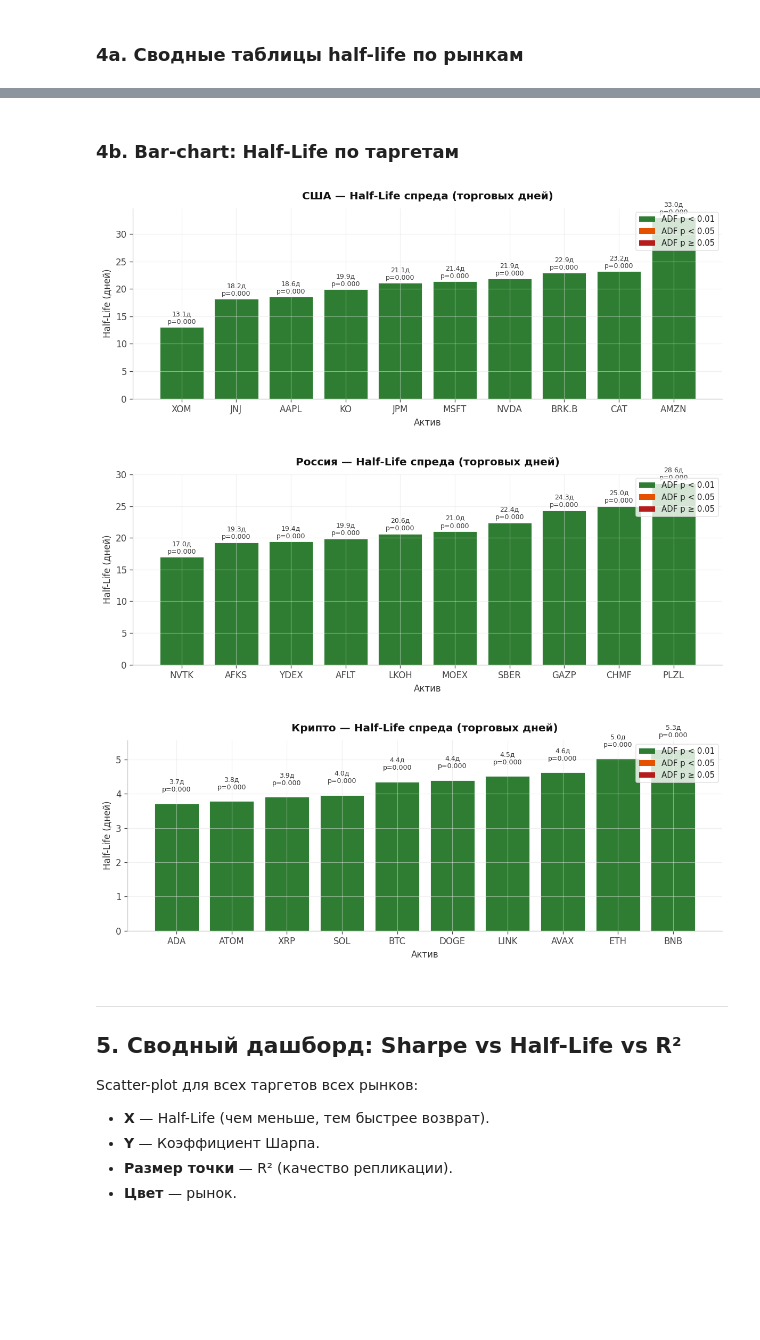
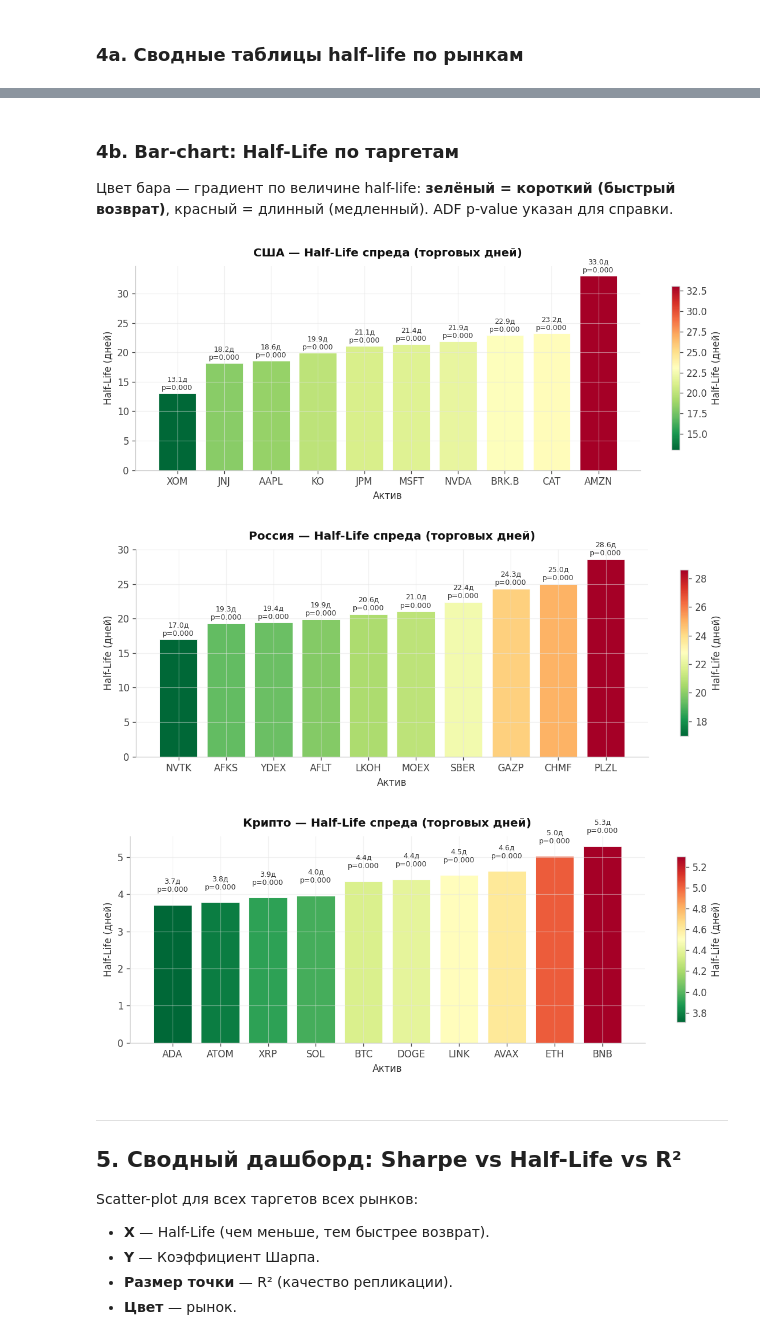
Before and after one commit to Vault-Guy/replication-portfolio-arbitrage-mvp, a Jupyter notebook: notebooks/09_replication_quality_analysis.ipynb, the cells around one changed output, grey strips where cells are left out. Saved outputs shown, nothing was run; the diff lists cells and outputs as text; code cells hidden in the pictures; blank space fills up the shorter version.

```diff
--- a/notebooks/09_replication_quality_analysis.ipynb
+++ b/notebooks/09_replication_quality_analysis.ipynb
@@ -617,7 +605,12 @@ for market in MARKETS:
 | 10 | BNB | 5.3 | -0.00377 | -9.570 | 0.0000 | 1.319 |
 # %% [markdown]
 ### 4b. Bar-chart: Half-Life по таргетам
+
+Цвет бара — градиент по величине half-life: **зелёный = короткий (быстрый возврат)**, красный = длинный (медленный). ADF p-value указан для справки.
 # %%
+import matplotlib.cm as cm
+import matplotlib.colors as mcolors
+
 for market in MARKETS:
     items = [
         (target, hl)
@@ -625,53 +618,46 @@ for market in MARKETS:
         if mkt == market and not np.isnan(hl.get("half_life_days", np.nan))
     ]
     if not items:
         continue
     items_sorted = sorted(items, key=lambda x: x[1]["half_life_days"])
-    labels   = [x[0] for x in items_sorted]
-    hl_vals  = [x[1]["half_life_days"] for x in items_sorted]
-    pvals    = [x[1]["adf_pvalue"] for x in items_sorted]
+    labels  = [x[0] for x in items_sorted]
+    hl_vals = [x[1]["half_life_days"] for x in items_sorted]
+    pvals   = [x[1]["adf_pvalue"] for x in items_sorted]
 
-    bar_colors = [
-        "#2E7D32" if p < 0.01 else ("#E65100" if p < 0.05 else "#B71C1C")
-        for p in pvals
-    ]
+    norm       = mcolors.Normalize(vmin=min(hl_vals), vmax=max(hl_vals))
+    cmap_hl    = cm.RdYlGn_r
+    bar_colors = [cmap_hl(norm(v)) for v in hl_vals]
 
     fig, ax = plt.subplots(figsize=(10, 4))
     fig.patch.set_facecolor("white")
     ax.set_facecolor("white")
 
     bars = ax.bar(labels, hl_vals, color=bar_colors, edgecolor="white", linewidth=0.5)
     for bar, val, p in zip(bars, hl_vals, pvals):
         ax.text(
             bar.get_x() + bar.get_width() / 2, bar.get_height() + 0.3,
             f"{val:.1f}д\np={p:.3f}",
             ha="center", va="bottom", fontsize=7.5, color="#333333",
         )
 
+    sm = cm.ScalarMappable(cmap=cmap_hl, norm=norm)
+    sm.set_array([])
+    fig.colorbar(sm, ax=ax, shrink=0.8, label="Half-Life (дней)")
+
     ax.set_title(
         f"{MARKET_LABELS[market]} — Half-Life спреда (торговых дней)",
         fontsize=12, fontweight="bold", pad=10,
     )
     ax.set_ylabel("Half-Life (дней)", fontsize=10)
     ax.set_xlabel("Актив", fontsize=10)
-
-    from matplotlib.patches import Patch
-    legend_elements = [
-        Patch(facecolor="#2E7D32", label="ADF p < 0.01"),
-        Patch(facecolor="#E65100", label="ADF p < 0.05"),
-        Patch(facecolor="#B71C1C", label="ADF p ≥ 0.05"),
-    ]
-    legend = ax.legend(handles=legend_elements, fontsize=9, loc="upper right", frameon=True)
-    legend.get_frame().set_facecolor("white")
-
     for spine in ax.spines.values():
         spine.set_edgecolor("#CCCCCC")
     fig.tight_layout()
     plt.show()
 # %% [output]
-[figure, old version]
+[figure, new version]
-[figure, old version]
+[figure, new version]
-[figure, old version]
+[figure, new version]
 # %% [markdown]
 ---
 ## 5. Сводный дашборд: Sharpe vs Half-Life vs R²
```
Also changed, not shown: parts of 1 cell of this notebook.
